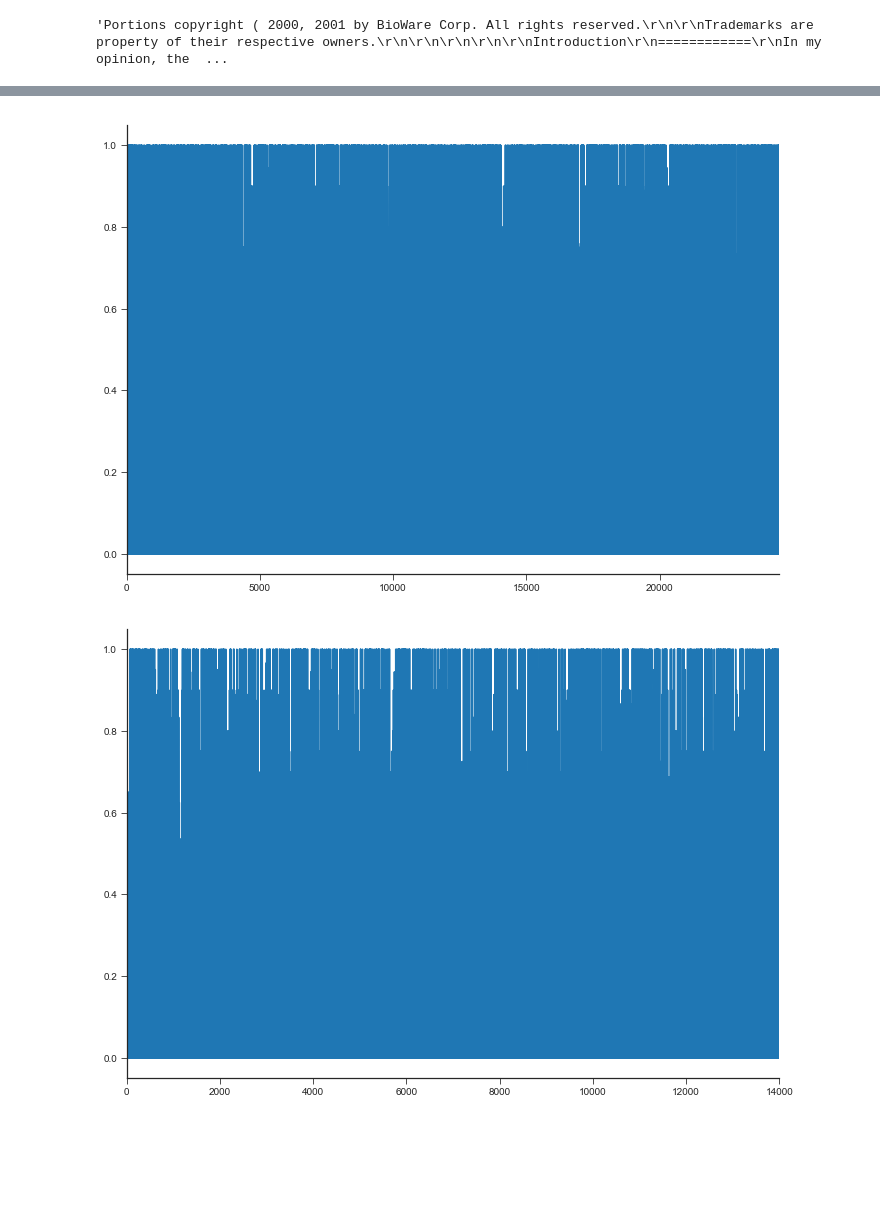
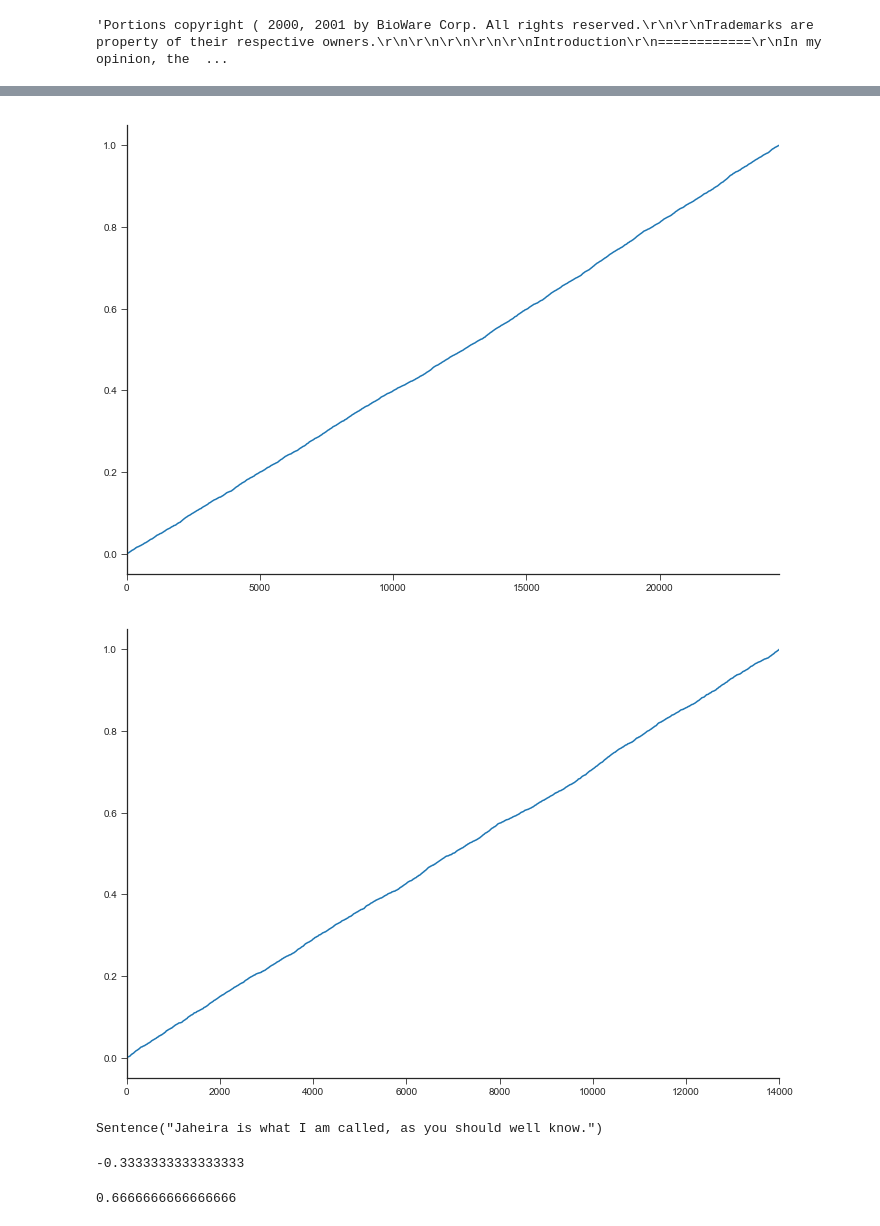
Before and after one commit to jperumpel/baldurs_gate_sentiment, a Jupyter notebook: textBlob_analysis.ipynb, the cells around one changed output, grey strips where cells are left out. Cells and saved outputs as stored; diff of their text form; code cells hidden in the pictures; blank space fills up the shorter version.

```diff
--- a/textBlob_analysis.ipynb
+++ b/textBlob_analysis.ipynb
@@ -79,21 +85,41 @@ for sentiment in good_sentiment_s:
 for sentiment in evil_sentiment_s:
     evil_s_score += sentiment
     evil_sentiment_s_accruement.append(evil_s_score)
+# %%
+evil_sentimet_s = np.asarray(evil_sentiment_s)
+good_sentiment_s = np.asarray(good_sentiment_s)
+good_sentiment_s_accruement = np.asarray(good_sentiment_s_accruement)
+evil_sentiment_s_accruement = np.asarray(evil_sentiment_s_accruement)
+
+evil_sentiment_s_accruement = evil_sentiment_s_accruement/max(evil_sentiment_s_accruement)
+good_sentiment_s_accruement = good_sentiment_s_accruement/max(good_sentiment_s_accruement)
 # %%
 sns.set_style('ticks')
 fig, ax = plt.subplots()
 # the size of A4 paper
 fig.set_size_inches(11.7, 8.27)
-sns.tsplot(data=good_sentiment_s, ax=ax)
+sns.tsplot(data=good_sentiment_s_accruement, ax=ax)
 sns.despine()
 # %% [output]
-[figure, old version]
+[figure, new version]
 # %%
 sns.set_style('ticks')
 fig, ax = plt.subplots()
 # the size of A4 paper
 fig.set_size_inches(11.7, 8.27)
-sns.tsplot(data=evil_sentiment_s, ax=ax)
+sns.tsplot(data=evil_sentiment_s_accruement, ax=ax)
 sns.despine()
 # %% [output]
-[figure, old version]
+[figure, new version]
+# %%
+evil_blob.sentences[80]
+# %% [output]
+Sentence("Jaheira is what I am called, as you should well know.")
+# %%
+evil_blob.sentences[1000].sentiment.polarity
+# %% [output]
+-0.3333333333333333
+# %%
+evil_blob.sentences[1000].sentiment.subjectivity
+# %% [output]
+0.6666666666666666
```
Also changed, not shown: parts of 15 cells of this notebook.
